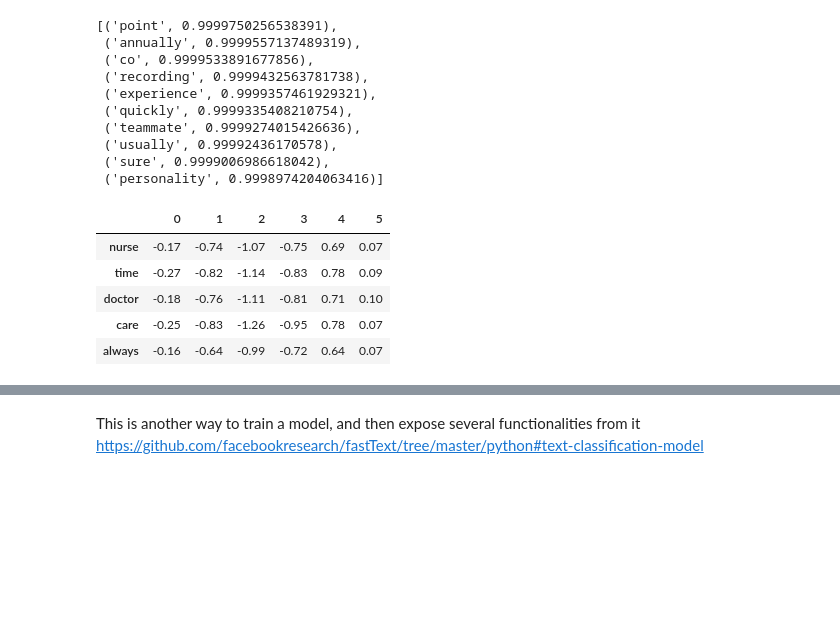
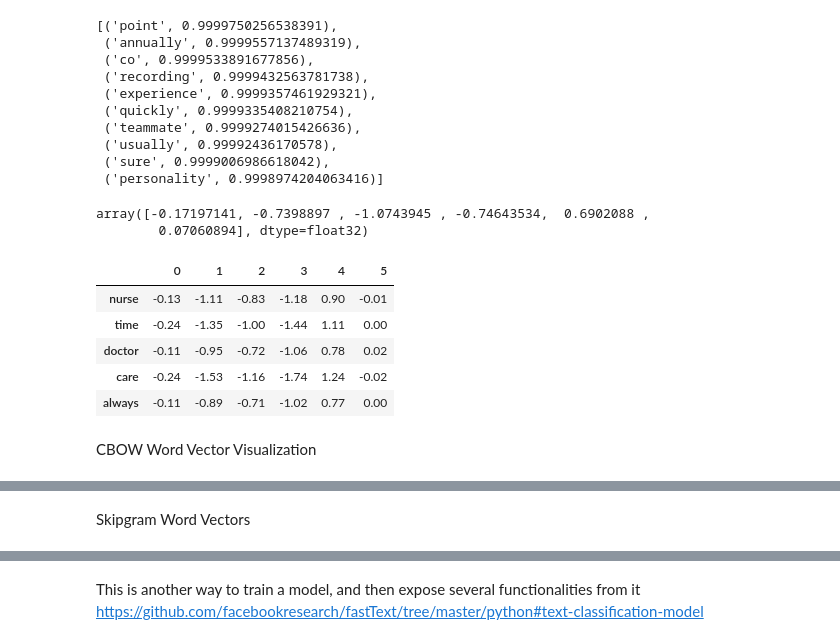
Before and after one commit to sam-cannon/Customer-NLP-Analysis, a Jupyter notebook: (2) Review_Analysis.ipynb, the cells around one changed output, grey strips where cells are left out. Drawn from its saved outputs; the diff is of its cells as text; code cells hidden in the pictures; blank space fills up the shorter version.

Commit message:
LDA, word2vec, doc2vec

```diff
--- a/(2) Review_Analysis.ipynb
+++ b/(2) Review_Analysis.ipynb
@@ -11,6 +11,7 @@ import missingno as msno
 pd.set_option('display.max_columns', None)
 pd.set_option('display.max_rows', None)
 pd.set_option('display.max_colwidth', -1)
+pd.set_option('display.precision', 10)
 from datetime import datetime
 import warnings
 warnings.filterwarnings("ignore", category=DeprecationWarning)
@@ -564,0 +565,6 @@ WARNING:gensim.models.base_any2vec:under 10 jobs per worker: consider setting a
+# %%
+#this is another way to train the FastText model, using multiple steps, the documentation states that the single line method I used above is
+# depracated, but it seems to work fine for now... I made this a CBOW model btw to check against skipgram
+model = FastText(size = 6, window = 3, min_count = 1)
+model.build_vocab(sentences = data_lemmatized)
+model.train(sentences = data_lemmatized, total_examples = len(data_lemmatized), epochs = 10)
@@ -580,43 +603,50 @@ fasttext_vectors.most_similar("nurse")
  ('usually', 0.99992436170578),
  ('sure', 0.9999006986618042),
  ('personality', 0.9998974204063416)]
+# %%
+fasttext_vectors.wv.get_vector('nurse')
+# %% [output]
+array([-0.17197141, -0.7398897 , -1.0743945 , -0.74643534,  0.6902088 ,
+        0.07060894], dtype=float32)
 # %%
 # build a list of the terms, integer indices,
 # and term counts from the fasttext model vocabulary
-ordered_vocab = [(term, voc.index, voc.count) for term, voc in fasttext_vectors.wv.vocab.items()]
+ordered_vocab = [(term, voc.index, voc.count) for term, voc in model.wv.vocab.items()]
 
 
 #sorts list of tuples by n element (I needed to sort by the third element per tuple since it was word count)
 def Sort_Tuple(tup):
 
     reverse = None #(Sorts in Ascending order)
     # key is set to sort using second element of
     # sublist lambda has been used
     tup.sort(key = lambda x: x[1])
     return tup
 
 # printing the sorted list of tuples
 sorted_words = Sort_Tuple(ordered_vocab)
 
 # # sort by the term counts, so the most common terms appear first
 # ordered_vocab = sorted(ordered_vocab, key=lambda (term, index, count): -count)
 
 # unzip the terms, integer indices, and counts into separate lists
 ordered_terms, term_indices, term_counts = zip(*ordered_vocab)
 
 # create a DataFrame with the reviews2vec vectors as data,
 # and the terms as row labels
-word_vectors = pd.DataFrame(fasttext_vectors.wv.vectors[term_indices, :],
+word_vectors = pd.DataFrame(model.wv.vectors[term_indices, :],
                             index=ordered_terms)
 
 word_vectors.head()
 # %% [output]
 |  | 0 | 1 | 2 | 3 | 4 | 5 |
-| nurse | -0.17 | -0.74 | -1.07 | -0.75 | 0.69 | 0.07 |
-| time | -0.27 | -0.82 | -1.14 | -0.83 | 0.78 | 0.09 |
-| doctor | -0.18 | -0.76 | -1.11 | -0.81 | 0.71 | 0.10 |
-| care | -0.25 | -0.83 | -1.26 | -0.95 | 0.78 | 0.07 |
-| always | -0.16 | -0.64 | -0.99 | -0.72 | 0.64 | 0.07 |
+| nurse | -0.13 | -1.11 | -0.83 | -1.18 | 0.90 | -0.01 |
+| time | -0.24 | -1.35 | -1.00 | -1.44 | 1.11 | 0.00 |
+| doctor | -0.11 | -0.95 | -0.72 | -1.06 | 0.78 | 0.02 |
+| care | -0.24 | -1.53 | -1.16 | -1.74 | 1.24 | -0.02 |
+| always | -0.11 | -0.89 | -0.71 | -1.02 | 0.77 | 0.00 |
+# %% [markdown]
+CBOW Word Vector Visualization
 # %%
 #reducing the dimensionality of the data to two columns for visualization using tsne
 tsne = TSNE()
@@ -662,3 +692,5 @@ show(tsne_plot);
 # %% [output]
 [interactive output not drawn]
 [interactive output not drawn]
+# %% [markdown]
+Skipgram Word Vectors
```
Also changed, not shown: parts of 23 cells of this notebook.
